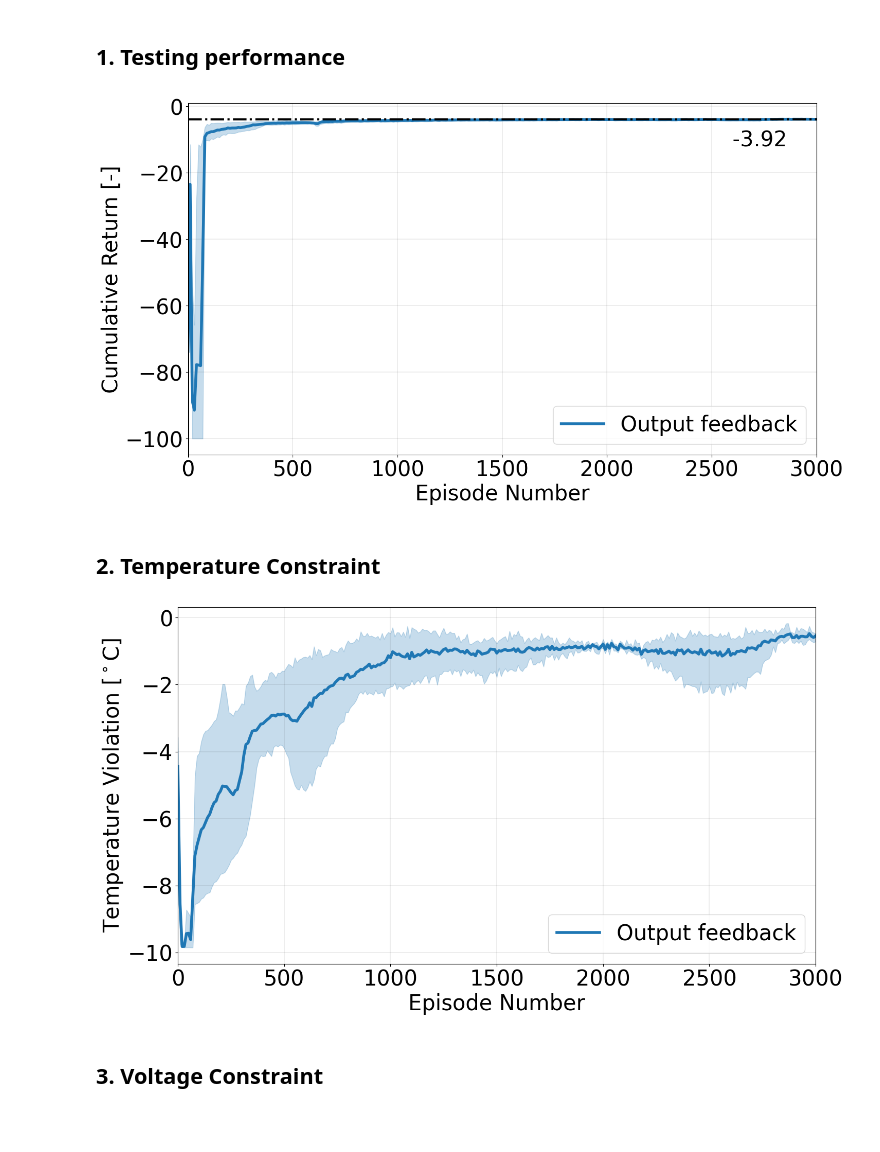
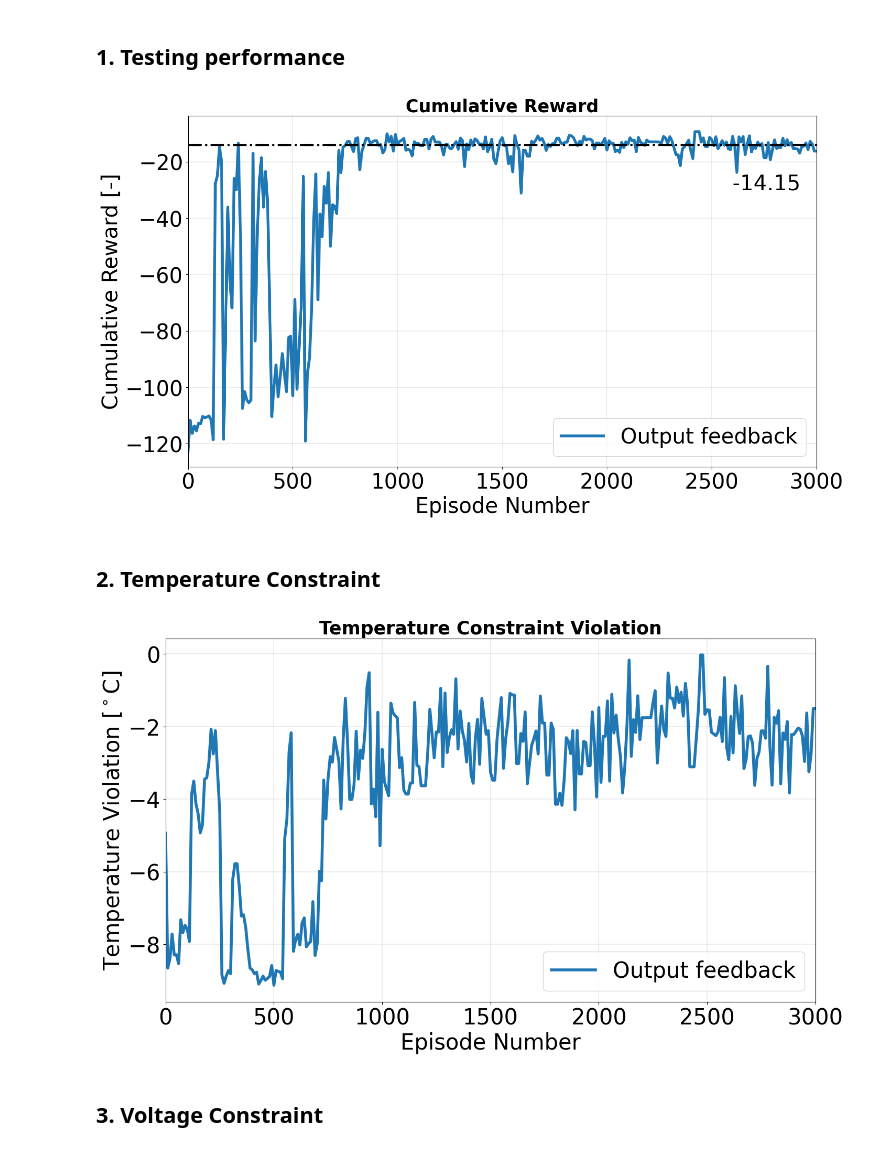
Before and after one commit to hovsept/RL-BATT-DDPG, a Jupyter notebook: OutputFeedback_RL/1_OutputFeedback_Analysis_Notebook.ipynb, the cells around one changed output. Saved outputs shown, nothing was run; the diff lists cells and outputs as text; code cells hidden in the pictures; blank space fills up the shorter version.

```diff
--- a/OutputFeedback_RL/1_OutputFeedback_Analysis_Notebook.ipynb
+++ b/OutputFeedback_RL/1_OutputFeedback_Analysis_Notebook.ipynb
@@ -13,6 +13,11 @@ eval_test1 = np.load('results/testing_results/training1/eval.npy')
 eval_test2 = np.load('results/testing_results/training2/eval.npy')
 eval_test3 = np.load('results/testing_results/training3/eval.npy')
 
+eval_test_hov = np.load('results_hov/testing_results/training1/eval.npy')
+eval_test_hov1 = np.load('results_hov/testing_results/training1/eval1.npy')
+
+eval_test_hov = np.vstack((eval_test_hov,eval_test_hov1))
+
 rwd_idx = 0
 temp_idx = 1
 volt_idx = 2
@@ -38,25 +45,25 @@ ax1.grid(which='major',axis='both', linestyle='-', color='k', linewidth=0.1)
 
 epi_len = episodes_vec.shape[0]
 
-plt.plot(episodes_vec, np.mean(results[:,:epi_len],0), color=colors(i), linewidth=4, label=labels)
+plt.plot(episodes_vec, testing_rwd_hov, color=colors(i), linewidth=4, label=labels)
 plt.xlim((0,episodes_vec[-1]))
-plt.fill_between(episodes_vec, np.min(results[:,:epi_len],0), np.max(results[:,:epi_len],0), alpha=0.25, color=colors(i))
 
 # plt.title("Testing Peformance", fontsize=25, fontweight="bold")
 # plt.title("Learning Curve", fontsize=25, fontweight="bold")
-plt.ylabel('Cumulative Return [-]', fontsize=30)
+plt.title("Cumulative Reward", fontsize = 25, fontweight = "bold")
+plt.ylabel('Cumulative Reward [-]', fontsize=30)
 plt.xlabel('Episode Number', fontsize=30)
 plt.tick_params(labelsize=30)
 plt.legend(fontsize=30,loc='lower right')
-last_mean_value = np.round(np.mean(results[:,-1]),decimals=2)
+last_mean_value = np.round(np.mean(testing_rwd_hov[100:]),decimals=2)
 
 plt.plot(episodes_vec, last_mean_value*np.ones(epi_len), 'k-.', linewidth=3)
-plt.text(2600, -12, str(last_mean_value), fontsize=30)
+plt.text(2600, -30, str(last_mean_value), fontsize=30)
 
 if save_fig:
     plt.savefig('figures/Training_output_25degC_LearningCurve.pdf', format='pdf')
 # %% [output]
-[figure, old version]
+[figure, new version]
 # %% [markdown]
 ## 2. Temperature Constraint
 # %%
@@ -64,35 +71,36 @@ testing_temp_vio = np.stack((eval_test0[:,temp_idx],
                         eval_test1[:,temp_idx],
                         eval_test2[:,temp_idx],
                         eval_test3[:,temp_idx]))
+testing_temp_hov = eval_test_hov[:,temp_idx]
 episodes_vec = np.arange(0,3010,10)
 # %%
 save_fig = True
 
 
 labels = 'Output feedback'
-results = testing_temp_vio - control_settings['constraints']['temperature']['max']
+results = testing_temp_hov - control_settings['constraints']['temperature']['max']
 colors = plt.cm.get_cmap('tab20', len(labels)+1)
 i = 0
 fig, ax1 = plt.subplots(figsize=(16,9))
 ax1.set_facecolor("white")
 ax1.grid(which='major',axis='both', linestyle='-', color='k', linewidth=0.1)
 
 epi_len = episodes_vec.shape[0]
 
-plt.plot(episodes_vec, np.mean(results[:,:epi_len],0), color=colors(i), linewidth=4, label=labels)
+plt.plot(episodes_vec, results, color=colors(i), linewidth=4, label=labels)
 plt.xlim((0,episodes_vec[-1]))
-plt.fill_between(episodes_vec, np.min(results[:,:epi_len],0), np.max(results[:,:epi_len],0), alpha=0.25, color=colors(i))
+# plt.fill_between(episodes_vec, np.min(results[:,:epi_len],0), np.max(results[:,:epi_len],0), alpha=0.25, color=colors(i))
 
-# plt.title("Temperature Constraint Violation", fontsize=25, fontweight="bold")
+plt.title("Temperature Constraint Violation", fontsize=25, fontweight="bold")
 plt.ylabel('Temperature Violation [$^\circ$C]', fontsize=30)
 plt.xlabel('Episode Number', fontsize=30)
 plt.tick_params(labelsize=30)
 plt.legend(fontsize=30,loc='lower right')
 
 if save_fig:
     plt.savefig('figures/Training_output_25degC_Temp_Violation.pdf', format='pdf')
 # %% [output]
-[figure, old version]
+[figure, new version]
 # %% [markdown]
 ## 3. Voltage Constraint
 # %%
```
Also changed, not shown: parts of 13 cells of this notebook, 5 other files.
